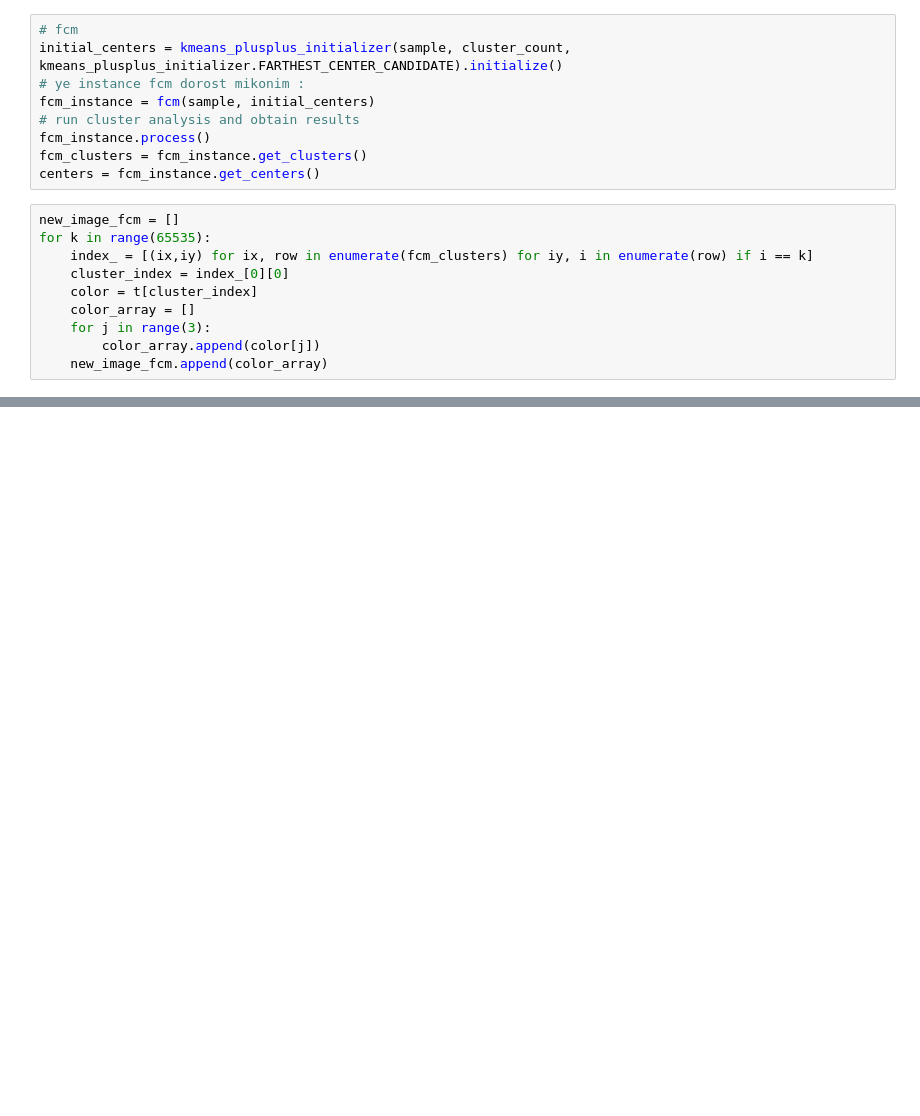
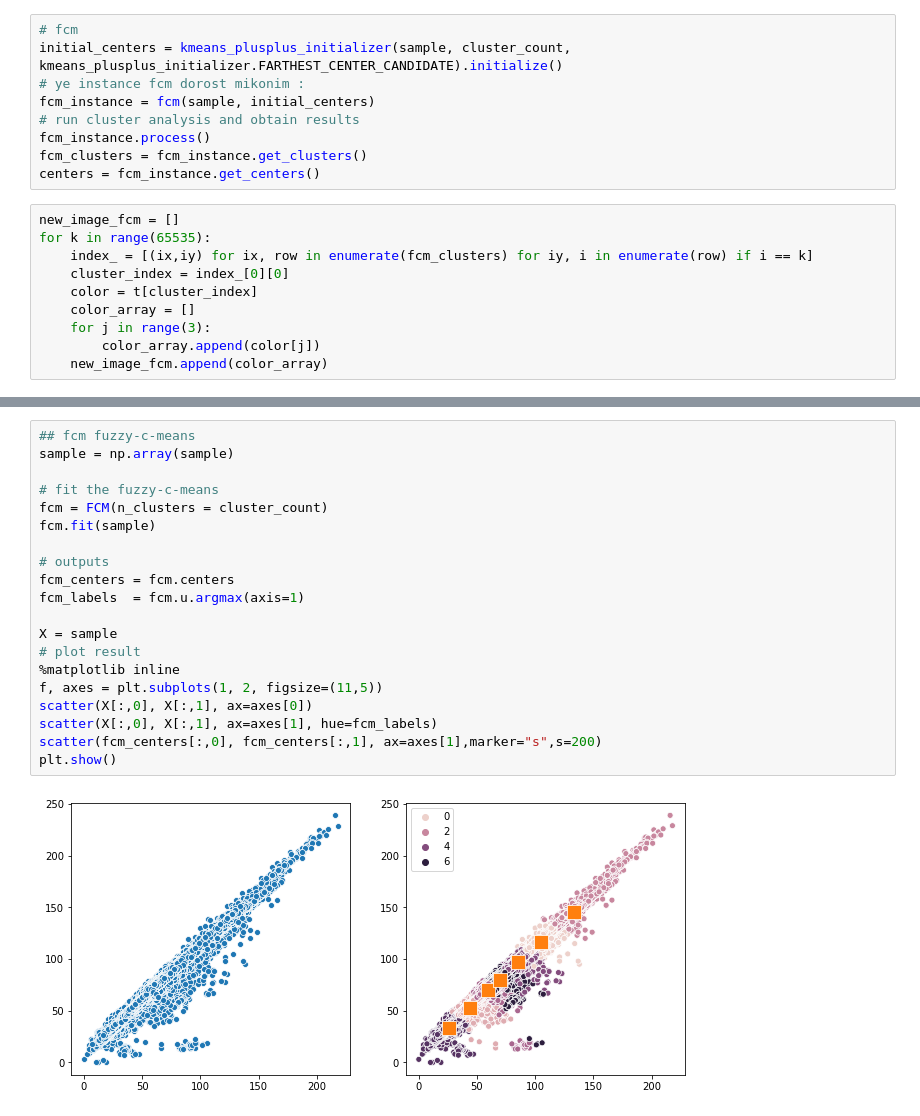
Before and after one commit to pr1266/kmeans_image_segmentation, a Jupyter notebook: test.ipynb, the cells around one changed output, grey strips where cells are left out. Cells and saved outputs as stored; diff of their text form; blank space fills up the shorter version.

Commit message:
'fuzzy_c_means'

```diff
--- a/test.ipynb
+++ b/test.ipynb
@@ -178,0 +187,22 @@ for k in range(65535):
+# %%
+## fcm fuzzy-c-means
+sample = np.array(sample)
+
+# fit the fuzzy-c-means
+fcm = FCM(n_clusters = cluster_count)
+fcm.fit(sample)
+
+# outputs
+fcm_centers = fcm.centers
+fcm_labels  = fcm.u.argmax(axis=1)
+
+X = sample
+# plot result
+%matplotlib inline
+f, axes = plt.subplots(1, 2, figsize=(11,5))
+scatter(X[:,0], X[:,1], ax=axes[0])
+scatter(X[:,0], X[:,1], ax=axes[1], hue=fcm_labels)
+scatter(fcm_centers[:,0], fcm_centers[:,1], ax=axes[1],marker="s",s=200)
+plt.show()
+# %% [output]
+[figure, added]
```
Also changed, not shown: parts of 2 cells of this notebook.
